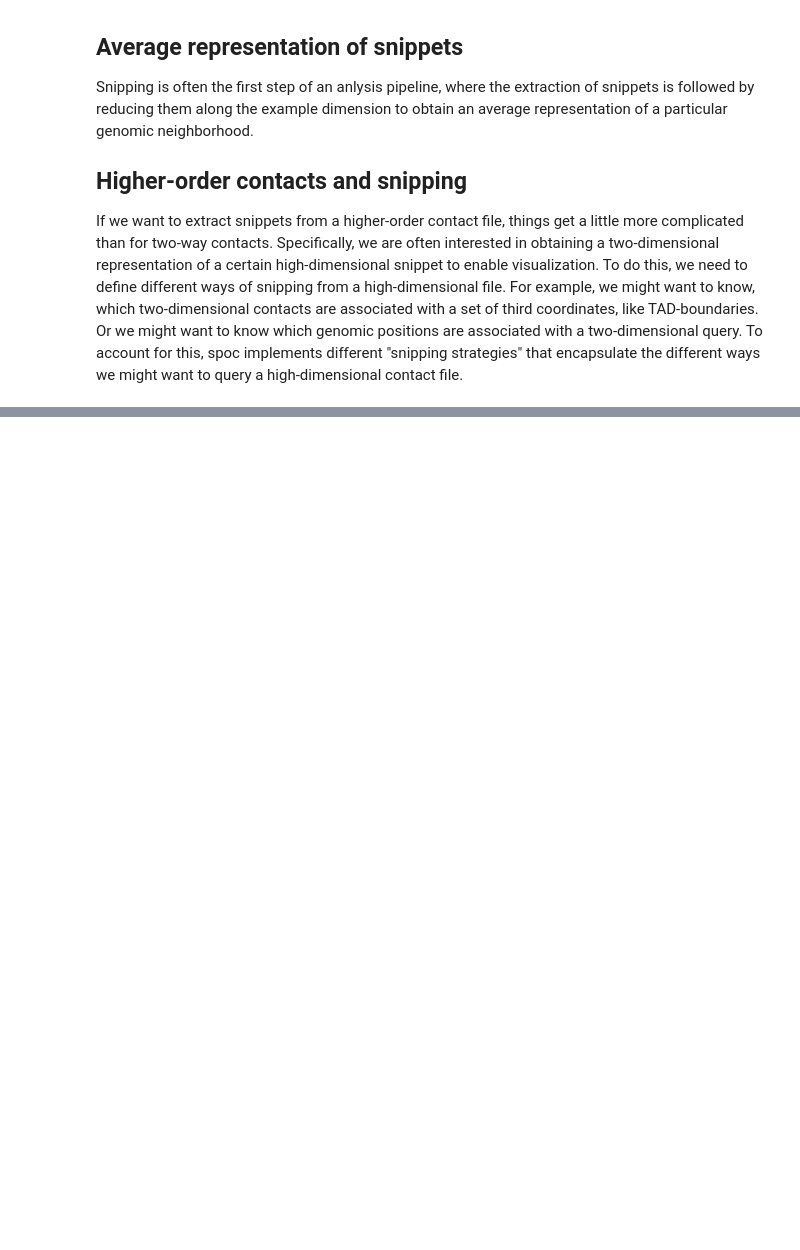
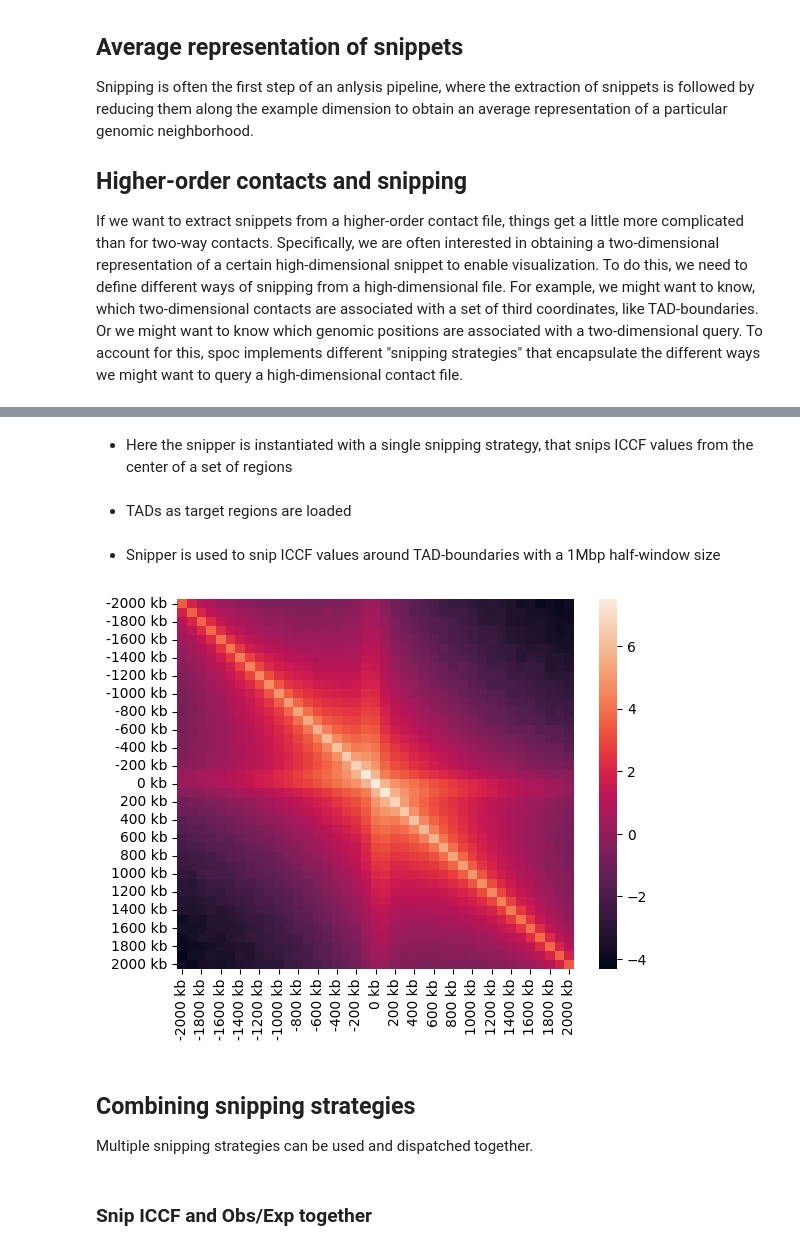
Before and after one commit to gerlichlab/spoc, a Jupyter notebook: notebooks/snipping.ipynb, the cells around one changed output, grey strips where cells are left out. Cells and saved outputs as stored; diff of their text form; code cells hidden in the pictures; blank space fills up the shorter version.

Commit message:
added snipping notebook example

```diff
--- a/notebooks/snipping.ipynb
+++ b/notebooks/snipping.ipynb
@@ -14,0 +41,27 @@ If we want to extract snippets from a higher-order contact file, things get a li
+# %%
+snip_strat_center = Triplet1DSnippingStrategy(bin_size=100_000,
+                                              half_window_size=2_000_000,
+                                              snipping_value=SnippingValues.ICCF)
+# %%
+snipper = Snipper([snip_strat_center])
+# %% [markdown]
+- Here the snipper is instantiated with a single snipping strategy, that snips ICCF values from the center of a set of regions
+# %%
+tad_boundaries = pd.read_csv("../playground/tad_boundaries.csv")
+# %% [markdown]
+- TADs as target regions are loaded
+# %%
+result = snipper.snip("../playground/test.parquet", tad_boundaries, threads=40)
+# %% [markdown]
+- Snipper is used to snip ICCF values around TAD-boundaries with a 1Mbp half-window size
+# %%
+f, ax = plt.subplots()
+sbn.heatmap(np.log2(result[0]))
+plt.show()
+# %% [output]
+[figure, added]
+# %% [markdown]
+## Combining snipping strategies
+Multiple snipping strategies can be used and dispatched together.
+# %% [markdown]
+### Snip ICCF and Obs/Exp together
```
Also changed, not shown: parts of 14 cells of this notebook, 3 other files.
